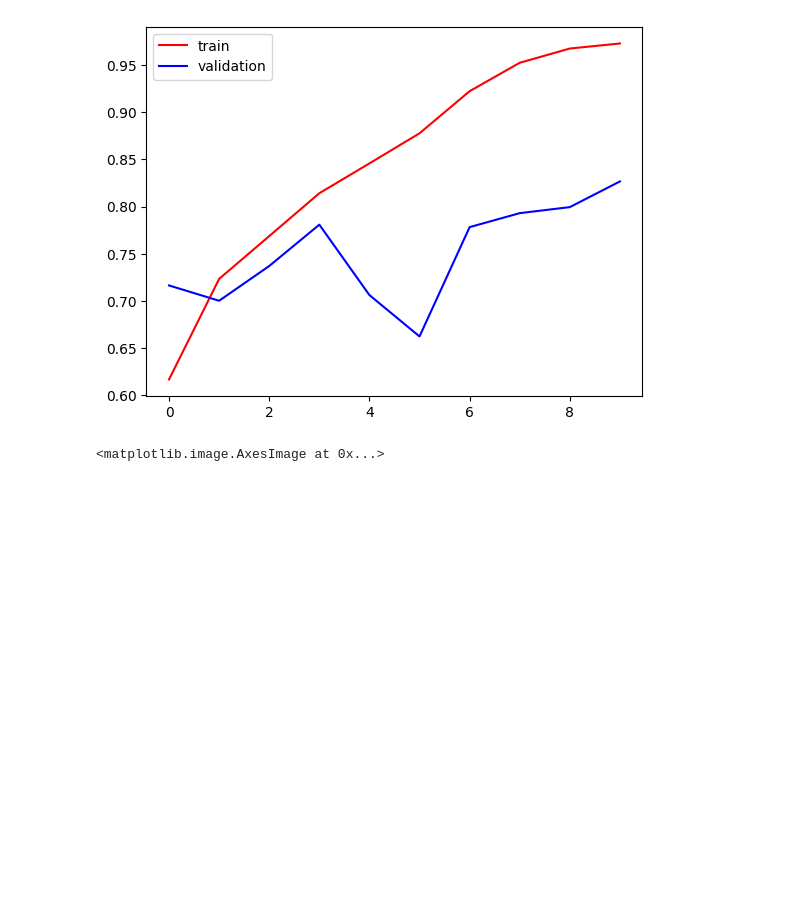
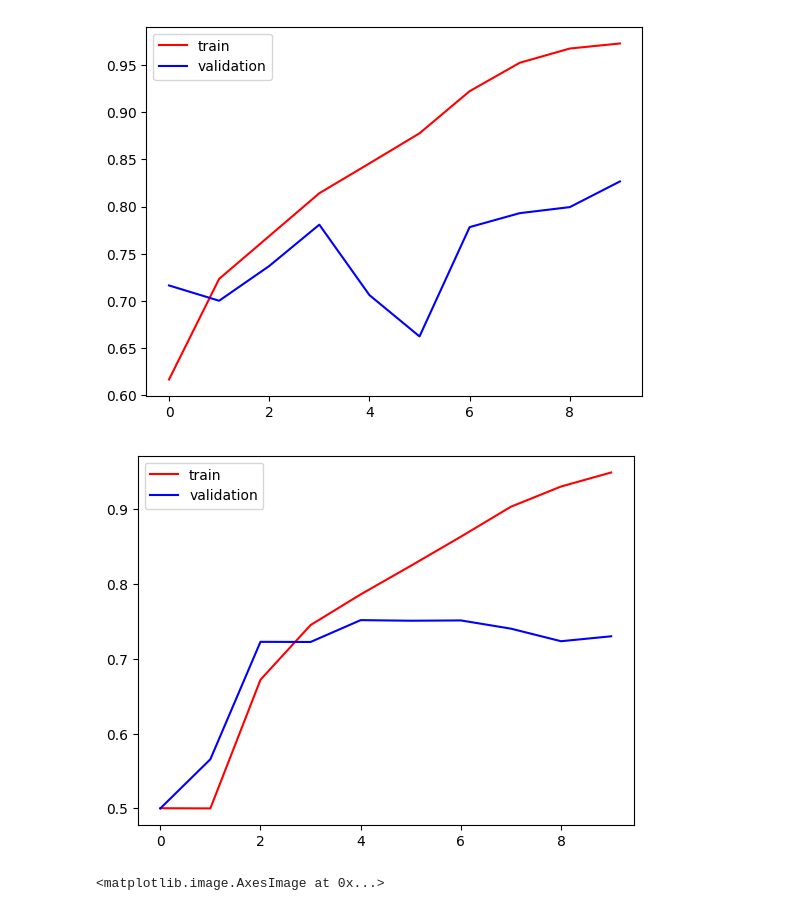
Before and after one commit to Janardan-thapaliya/Deep_Learning_CNN, a Jupyter notebook: Cats_Vs_Dogs_Classification.ipynb, the cells around one changed output. Drawn from its saved outputs; the diff is of its cells as text; code cells hidden in the pictures; blank space fills up the shorter version.

Commit message:
Remove Batch Normalization and add one more layer

```diff
--- a/Cats_Vs_Dogs_Classification.ipynb
+++ b/Cats_Vs_Dogs_Classification.ipynb
@@ -54,15 +54,15 @@ validation_ds = validation_ds.map(process)
 model = Sequential()
 
 model.add(Conv2D(32, kernel_size=(3,3), padding='valid', activation='relu', input_shape=(256,256,3)))
-model.add(BatchNormalization())
 model.add(MaxPooling2D(pool_size=(2,2), strides=2, padding='valid'))
 
 model.add(Conv2D(64, kernel_size=(3,3), padding='valid', activation='relu'))
-model.add(BatchNormalization())
+model.add(MaxPooling2D(pool_size=(2,2), strides=2, padding='valid'))
+
+model.add(Conv2D(64, kernel_size=(3,3), padding='valid', activation='relu'))
 model.add(MaxPooling2D(pool_size=(2,2), strides=2, padding='valid'))
 
 model.add(Conv2D(128, kernel_size=(3,3), padding='valid', activation='relu'))
-model.add(BatchNormalization())
 model.add(MaxPooling2D(pool_size=(2,2), strides=2, padding='valid'))
 
 model.add(Flatten())
@@ -138,6 +139,15 @@ plt.legend()
 plt.show()
 # %% [output]
 [figure]
+# %%
+#Removing the Batch Normalization and Adding one more Convolutional layer
+
+plt.plot(history.history['accuracy'], color = 'red', label = 'train')
+plt.plot(history.history['val_accuracy'], color = 'blue', label = 'validation')
+plt.legend()
+plt.show()
+# %% [output]
+[figure, added]
 # %%
 #Ways to reduce Overfitting
 
```
Also changed, not shown: parts of 6 cells of this notebook.
